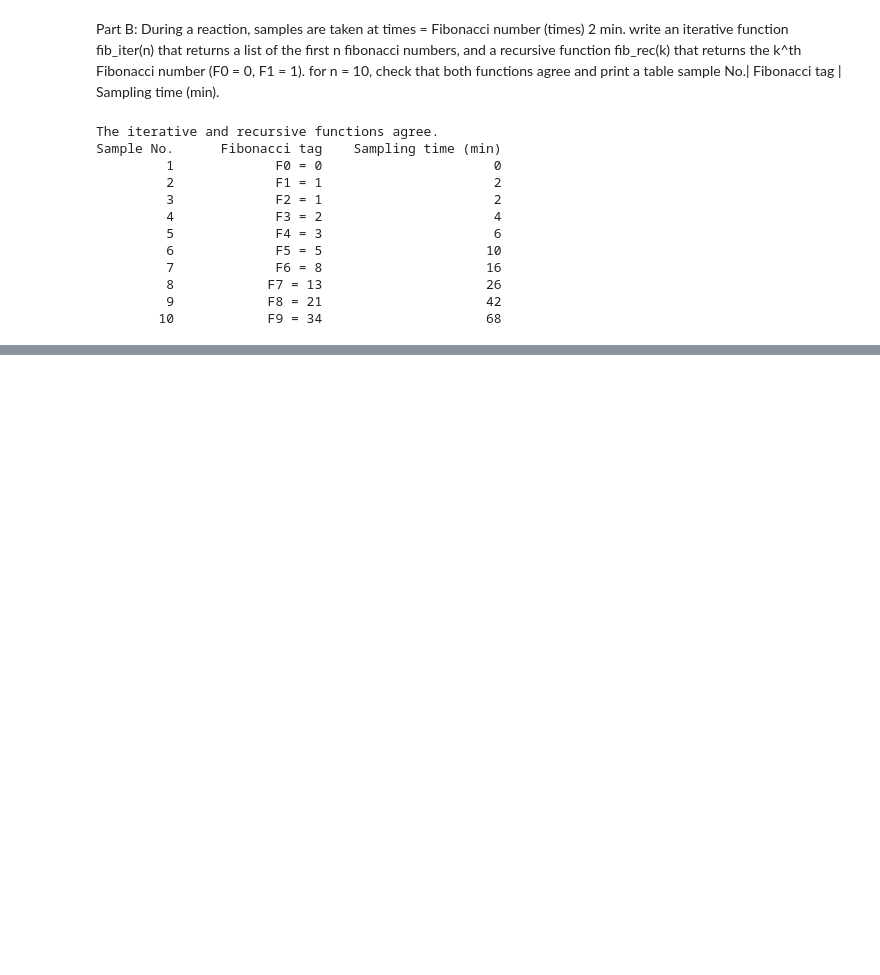
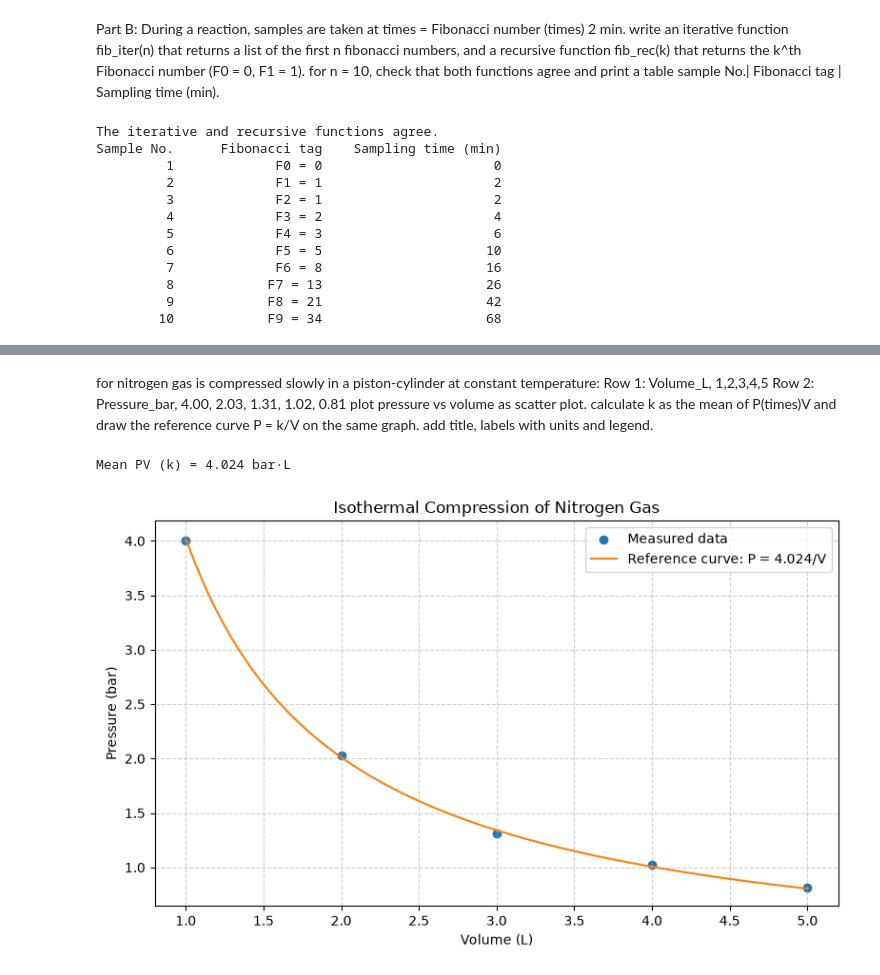
Before and after one commit to Shantanu7115/CP_Practical, a Jupyter notebook: 20251001076_SetA.ipynb, the cells around one changed output, grey strips where cells are left out. Saved outputs shown, nothing was run; the diff lists cells and outputs as text; code cells hidden in the pictures; blank space fills up the shorter version.

```diff
--- a/20251001076_SetA.ipynb
+++ b/20251001076_SetA.ipynb
@@ -267,0 +354,32 @@ Hydrolysis of an ester was studied at two temperatures. the concentration (mol/L
+# %% [markdown]
+for nitrogen gas is compressed slowly in a piston-cylinder at constant temperature:
+Row 1: Volume_L, 1,2,3,4,5
+Row 2: Pressure_bar, 4.00, 2.03, 1.31, 1.02, 0.81
+plot pressure vs volume as scatter plot. calculate k as the mean of P(times)V and draw the reference curve P = k/V on the same graph. add title, labels with units and legend.
+# %%
+import numpy as np
+import matplotlib.pyplot as plt
+
+volume_L = [1, 2, 3, 4, 5]
+pressure_bar = [4.00, 2.03, 1.31, 1.02, 0.81]
+
+pv_values = [pressure * volume for pressure, volume in zip(pressure_bar, volume_L)]
+k = sum(pv_values) / len(pv_values)
+print(f"Mean PV (k) = {k:.3f} bar·L")
+
+reference_volume = np.linspace(min(volume_L), max(volume_L), 200)
+reference_pressure = k / reference_volume
+
+plt.figure(figsize=(8, 5))
+plt.scatter(volume_L, pressure_bar, color="tab:blue", label="Measured data")
+plt.plot(reference_volume, reference_pressure, color="tab:orange", label=f"Reference curve: P = {k:.3f}/V")
+plt.title("Isothermal Compression of Nitrogen Gas")
+plt.xlabel("Volume (L)")
+plt.ylabel("Pressure (bar)")
+plt.legend()
+plt.grid(True, linestyle="--", alpha=0.6)
+plt.tight_layout()
+plt.show()
+# %% [output]
+Mean PV (k) = 4.024 bar·L
+[figure, added]
```
Also changed, not shown: parts of 3 cells of this notebook, 2 other files.
